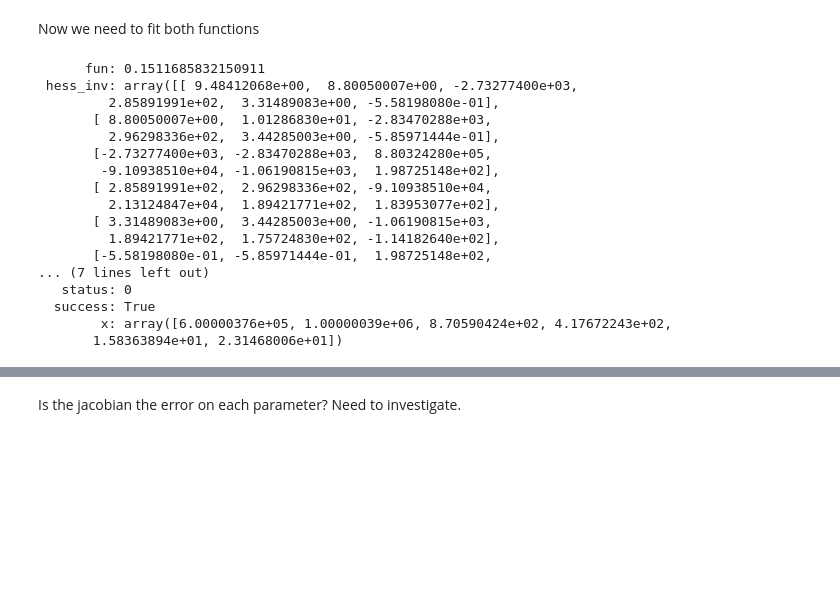
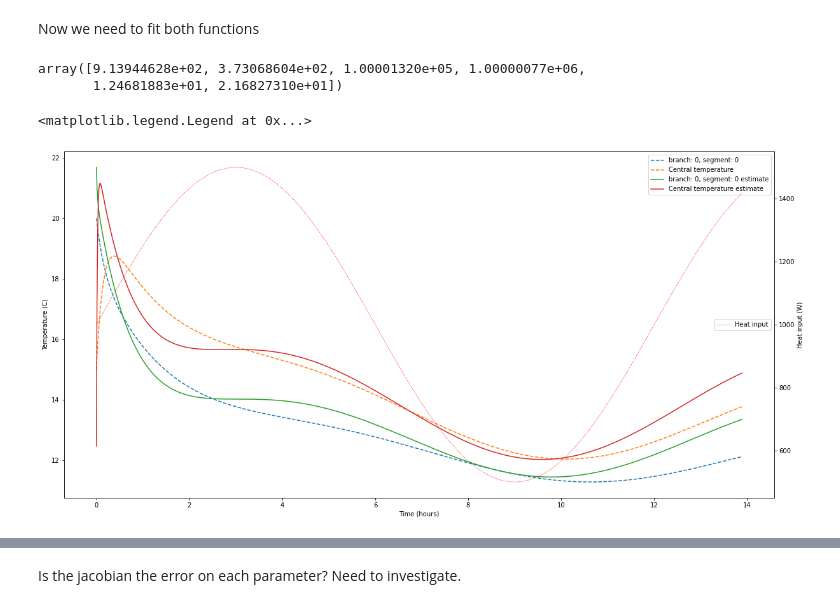
Before and after one commit to harry-rendell/building_simulation, a Jupyter notebook: param_estimation.ipynb, the cells around one changed output, grey strips where cells are left out. Drawn from its saved outputs; the diff is of its cells as text; code cells hidden in the pictures; blank space fills up the shorter version.

Commit message:
adding day/night heating profile

```diff
--- a/param_estimation.ipynb
+++ b/param_estimation.ipynb
@@ -92,14 +53,14 @@ def loss(params):
     dtimes = np.diff(times)
     for i in range(len(times)-1):
 
-        heat_flux = np.diff(np.hstack((T_est,T_out)))*c_est
+        heat_flux = np.diff(np.hstack((T_est,T_out)))*k_est
         net_heat_flux = np.diff(heat_flux)
 
         # update non central nodes
-        T_est[:, 1:] += ( net_heat_flux / k_est[:,1:] ) * dtimes[i]
+        T_est[:, 1:] += ( net_heat_flux / c_est[:,1:] ) * dtimes[i]
 
         # update central node
-        T_est[:, 0] += ( (heat_flux[:,0] + Q_in) / k_est[:,0] ).sum() * dtimes[i]
+        T_est[:, 0] += ( (heat_flux[:,0] + Q_in) / c_est[:,0] ).sum() * dtimes[i]
 
         Ts[i+1] = T_est
 
@@ -109,6 +107,7 @@ def loss(params):
 # %%
-k = [6e5, 1e6]
-c = [1000.0, 500.0]
-T = [15.0, 15.0]
-params = np.array([*k, *c, *T])
+# Initial guesses for scipy.optimize.minimize
+k0 = [800.0, 500.0]
+c0 = [1e5, 1e6]
+T0 = [14.0, 15.0]
+params = np.array([*k0, *c0, *T0])
 mse = loss(params)
@@ -121,25 +116,22 @@ Now we need to fit both functions
 # %%
 result = minimize(loss, x0=params)
 # %%
-result
+result['x']
 # %% [output]
-      fun: 0.1511685832150911
- hess_inv: array([[ 9.48412068e+00,  8.80050007e+00, -2.73277400e+03,
-         2.85891991e+02,  3.31489083e+00, -5.58198080e-01],
-       [ 8.80050007e+00,  1.01286830e+01, -2.83470288e+03,
-         2.96298336e+02,  3.44285003e+00, -5.85971444e-01],
-       [-2.73277400e+03, -2.83470288e+03,  8.80324280e+05,
-        -9.10938510e+04, -1.06190815e+03,  1.98725148e+02],
-       [ 2.85891991e+02,  2.96298336e+02, -9.10938510e+04,
-         2.13124847e+04,  1.89421771e+02,  1.83953077e+02],
-       [ 3.31489083e+00,  3.44285003e+00, -1.06190815e+03,
-         1.89421771e+02,  1.75724830e+02, -1.14182640e+02],
-       [-5.58198080e-01, -5.85971444e-01,  1.98725148e+02,
-... (7 lines left out)
-   status: 0
-  success: True
-        x: array([6.00000376e+05, 1.00000039e+06, 8.70590424e+02, 4.17672243e+02,
-       1.58363894e+01, 2.31468006e+01])
+array([9.13944628e+02, 3.73068604e+02, 1.00001320e+05, 1.00000077e+06,
+       1.24681883e+01, 2.16827310e+01])
+# %%
+# Plot estimated heating profile
+fig, ax = sys_nd.plot(ls='--')
+Ts_est = profile(result['x'])
+for i, T_br in enumerate(Ts_est):
+    for j, T_seg in enumerate(T_br[1:]):
+        ax.plot(times/3600, T_seg, label='branch: {}, segment: {} estimate'.format(i,j))
+ax.plot(times/3600, Ts_est[0,0,:], label='Central temperature estimate')
+ax.legend()
+# %% [output]
+<matplotlib.legend.Legend at 0x...>
+[figure, added]
 # %%
 frac_error = abs((result['x'] - true_params)/true_params * 100)
 # %%
```
Also changed, not shown: parts of 14 cells of this notebook.
